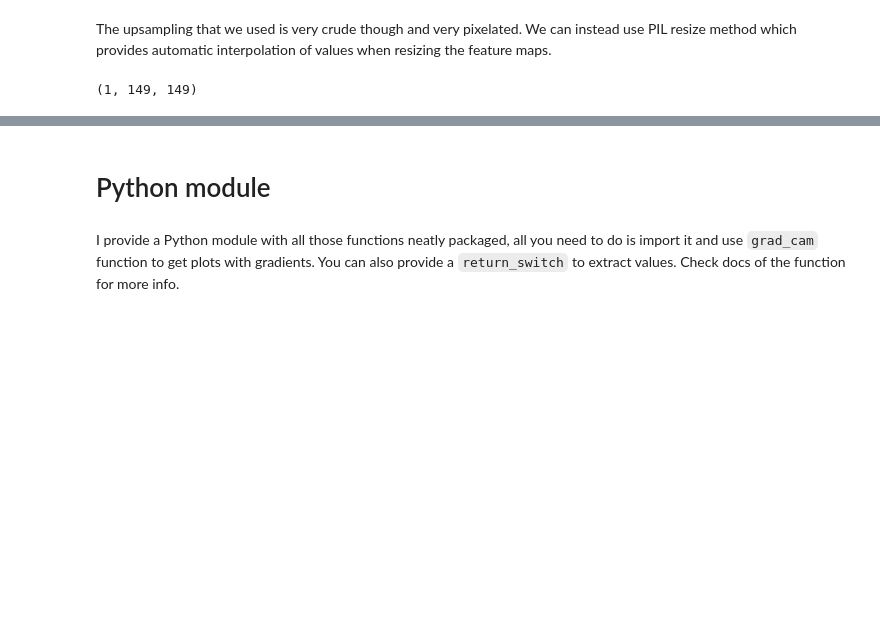
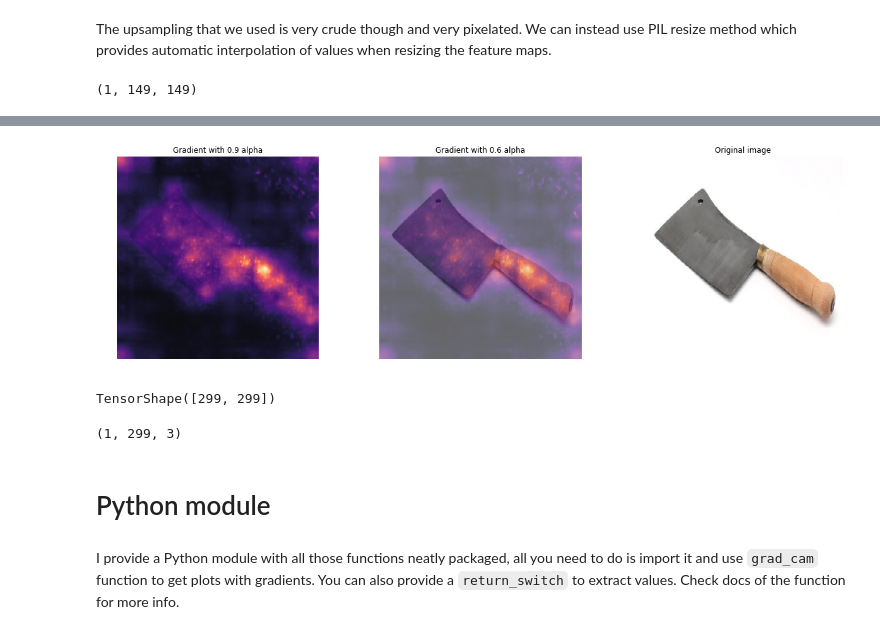
Before and after one commit to kjczarne/eager_gradcam_tf, a Jupyter notebook: 3_Grad-CAM with InceptionV3.ipynb, the cells around one changed output, grey strips where cells are left out. Saved outputs shown, nothing was run; the diff lists cells and outputs as text; code cells hidden in the pictures; blank space fills up the shorter version.

```diff
--- a/3_Grad-CAM with InceptionV3.ipynb
+++ b/3_Grad-CAM with InceptionV3.ipynb
@@ -395,3 +363,43 @@ plt.show()
+# %%
+A_k, dy_dA_k = get_outputs_at_each_layer(model, tf.cast(im_tf, tf.float32), 'conv')
+L_c = [tf.keras.layers.ReLU()(tf.math.reduce_sum(tf.math.multiply(dy_dA_k[i], A_k[i]), axis=(3))) for i, _ in enumerate(dy_dA_k)]
+up_all = [np.array(Image.fromarray(i.numpy()[0, :, :]).resize((299, 299), resample=Image.BILINEAR)) for i in L_c]
+summed_maps = tf.keras.layers.ReLU()(np.sum(up_all, axis=0))
+# %%
+fig = plt.figure(figsize=(10,10))
+ax1 = fig.add_subplot(131)
+ax1.title.set_text('Gradient with 0.9 alpha')
+plt.axis('off')
+plt_im1 = plt.imshow(im_tf[0,:,:], cmap=plt.cm.gray, interpolation='bilinear')
+plt_im2 = plt.imshow(summed_maps.numpy(), cmap='magma', alpha=.95, interpolation='nearest')
+
+ax2 = fig.add_subplot(132)
+ax2.title.set_text('Gradient with 0.6 alpha')
+plt.axis('off')
+plt_im1 = plt.imshow(im_tf[0,:,:], cmap=plt.cm.gray, interpolation='bilinear')
+plt_im2 = plt.imshow(summed_maps.numpy(), cmap='magma', alpha=.6, interpolation='nearest')
+
+ax2 = fig.add_subplot(133)
+ax2.title.set_text('Original image')
+plt.axis('off')
+plt_im1 = plt.imshow(im_tf[0,:,:], cmap=plt.cm.gray, interpolation='bilinear')
+plt.subplots_adjust(
+    hspace = 4,
+    wspace = 0.3,
+    right = 0.8,
+    left = - 0.8
+)
+plt.show()
+# %% [output]
+[figure, added]
+# %%
+summed_maps.shape
+# %% [output]
+TensorShape([299, 299])
+# %%
+im_tf[:, :, 0].shape
+# %% [output]
+(1, 299, 3)
 # %% [markdown]
 # Python module
 # %% [markdown]
```
Also changed, not shown: parts of 18 cells of this notebook, 8 other files.
